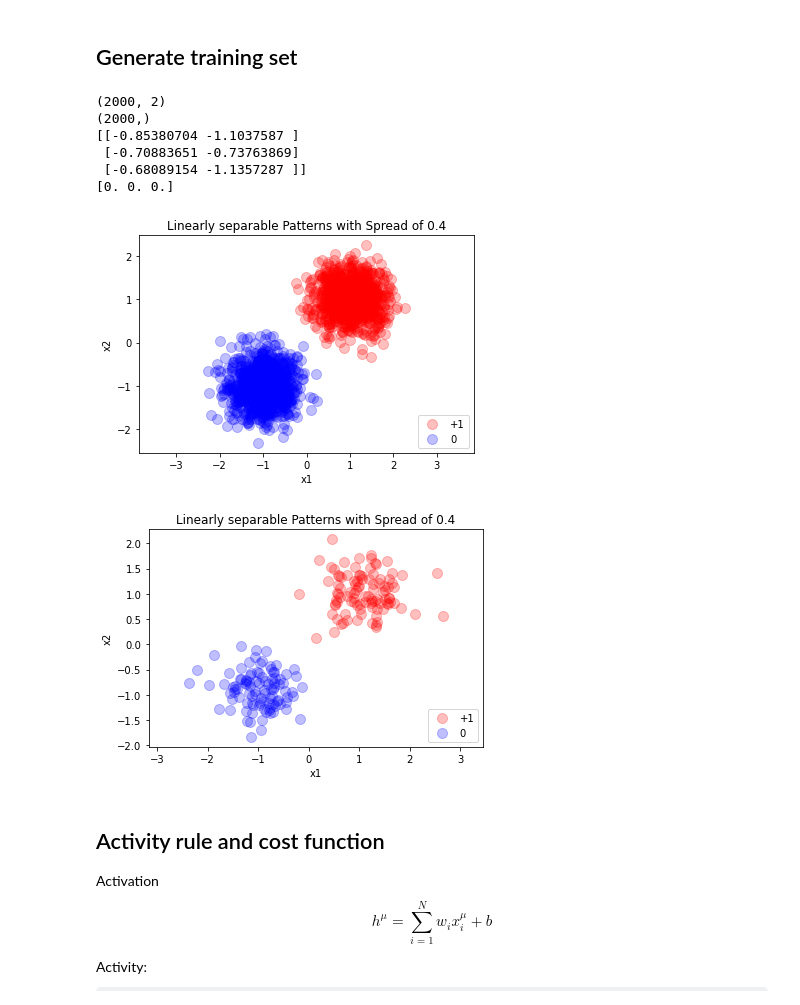
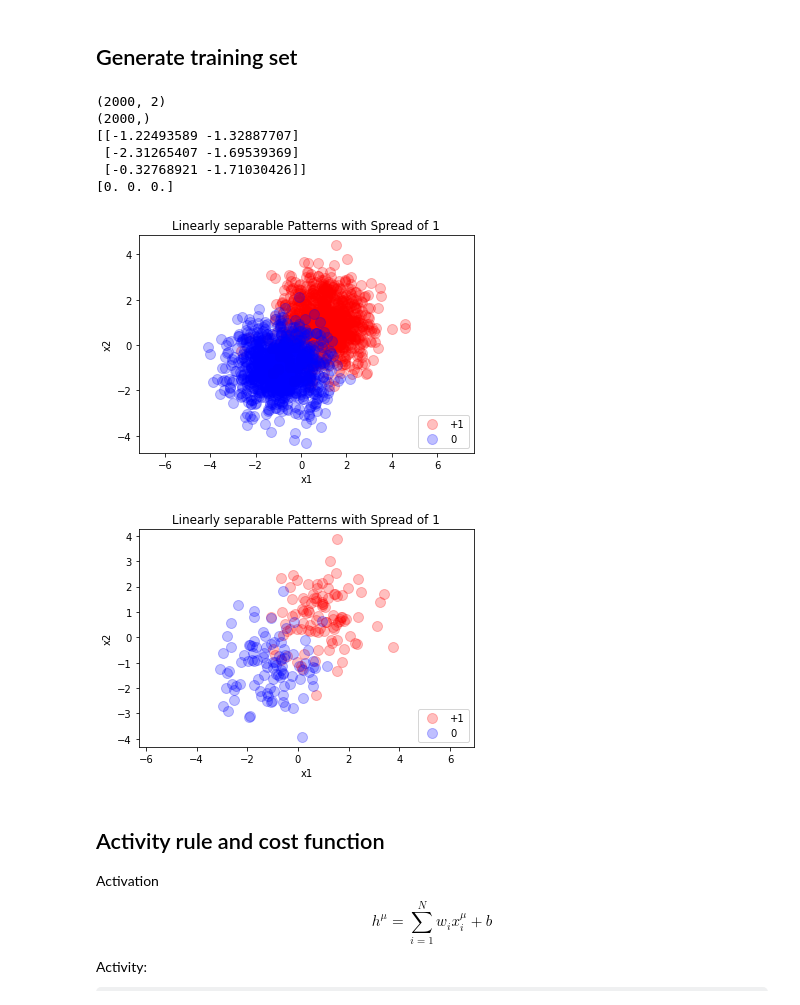
Before and after one commit to jsearcy1/AppliedMathNotebooks, a Jupyter notebook: MATH410/MATH410_Perceptron0 class 11 09 2023.ipynb, the cells around one changed output. Saved outputs shown, nothing was run; the diff lists cells and outputs as text; code cells hidden in the pictures; some formulas as TeX source.

```diff
--- a/MATH410/MATH410_Perceptron0 class 11 09 2023.ipynb
+++ b/MATH410/MATH410_Perceptron0 class 11 09 2023.ipynb
@@ -56,25 +56,25 @@ def generate_patterns(spread,N=2,p1=100,p2=100,option='separable',plot=False):
 # %%
 p1=1000  # size of class 0
 p2=1000 # size of class 1
 N=2 # dimension of input space
-spread=0.4 # within-class spread of data
+spread=1 # within-class spread of data
 # training set
 x,z=generate_patterns(spread=spread,N=N,p1=p1,p2=p2,option='separable',plot=True)
 print(np.shape(x))
 print(np.shape(z))
 print(x[p1:p1+3,:])
 print(z[p1:p1+3])
 # test set
 x_test,z_test=generate_patterns(spread=spread,N=N,p1=100,p2=100,option='separable',plot=True)
 # %% [output]
 (2000, 2)
 (2000,)
-[[-0.85380704 -1.1037587 ]
- [-0.70883651 -0.73763869]
- [-0.68089154 -1.1357287 ]]
+[[-1.22493589 -1.32887707]
+ [-2.31265407 -1.69539369]
+ [-0.32768921 -1.71030426]]
 [0. 0. 0.]
-[figure, old version]
+[figure, new version]
-[figure, old version]
+[figure, new version]
 # %% [markdown]
 ## Activity rule and cost function
 
```
Also changed, not shown: parts of 3 cells of this notebook.
